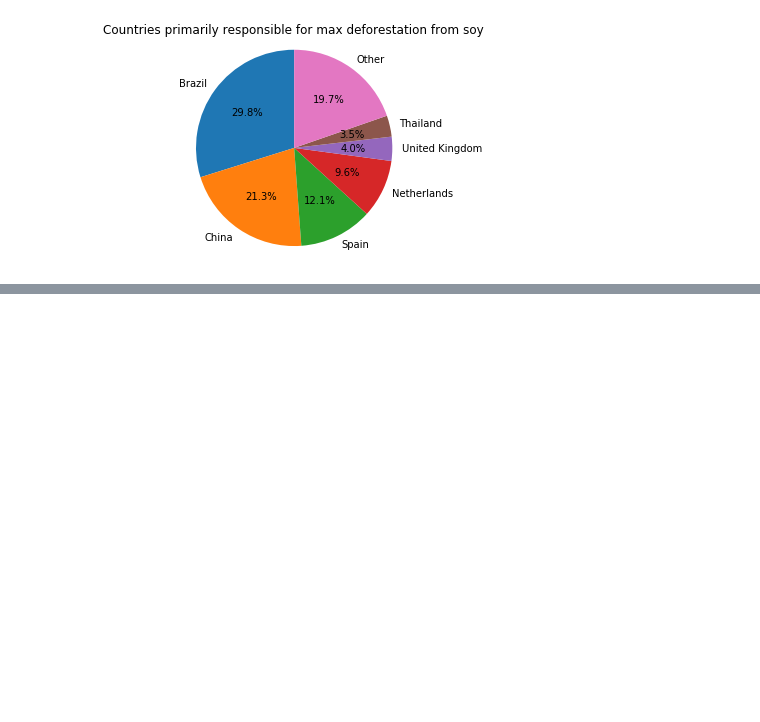
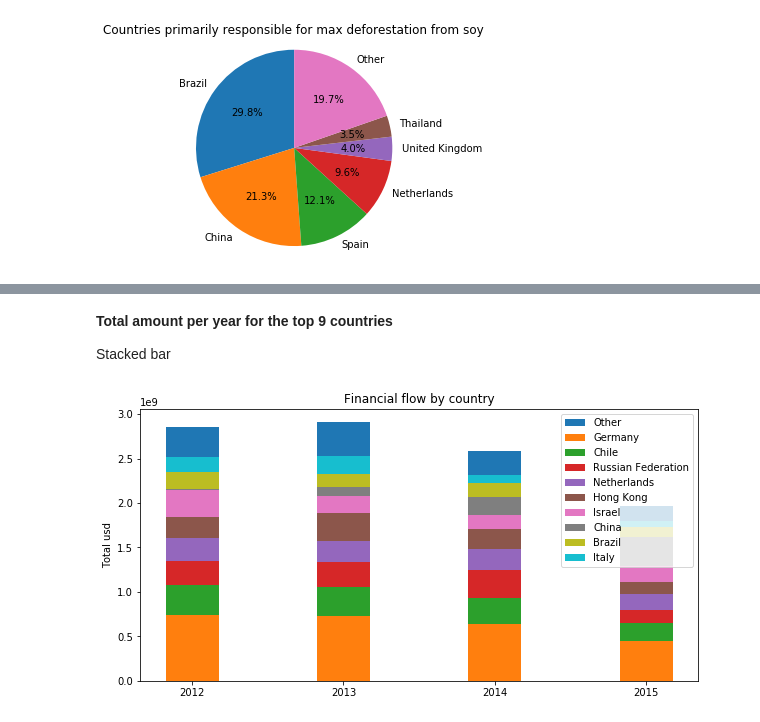
Before and after one commit to Vizzuality/data_sci_tutorials, a Jupyter notebook: work/TRASE_widgets.ipynb, the cells around one changed output, grey strips where cells are left out. Cells and saved outputs as stored; diff of their text form; code cells hidden in the pictures; blank space fills up the shorter version.

```diff
--- a/work/TRASE_widgets.ipynb
+++ b/work/TRASE_widgets.ipynb
@@ -396,0 +478,4 @@ plt.show()
+# %%
+# Top 9 exporters
+top_countries = labels[0:9]
+top_countries
@@ -396,0 +492,48 @@ plt.show()
+# %%
+years=[]
+quantity_by_country = {}
+for year in df["YEAR"].unique():
+    years.append(year)
+    tmp = df[df["YEAR"] == year]
+    tmp_s = key_prop_fob_usd(tmp, top_countries, prop="COUNTRY")
+    tmp_d = {}
+    for item in tmp_s:
+        tmp_d[item[0]] =item[1]
+    tmp_d['Total'] = tmp["FOB_USD"].sum()
+    quantity_by_country[year] = tmp_d
+# %% [markdown]
+**Total amount per year for the top 9 countries**
+
+Stacked bar
+# %%
+plt.figure(figsize=(10,5))
+width = 0.35    # the width of the bars: can also be len(x) sequence
+
+tmp = []
+for year in quantity_by_country.keys():
+    tmp.append(quantity_by_country[year]['Total'])
+plt.bar(years, tmp, width, label='Other')
+
+years = list(quantity_by_country.keys())
+expcount = 0
+for country in top_countries:
+    tmp = []
+    for year in quantity_by_country.keys():
+        tmp.append(quantity_by_country[year][country])
+    if expcount == 0:
+        plt.bar(years, tmp, width, label=country)
+        past_values = np.array(tmp)
+    else:
+        plt.bar(years, tmp, width, bottom=past_values, label=country)
+        past_values = np.array(tmp) + past_values
+        pass
+    expcount += 1
+
+plt.ylabel('Total usd')
+plt.title('Financial flow by country')
+plt.legend()
+plt.xticks(years)
+
+plt.show()
+# %% [output]
+[figure, added]
```
Also changed, not shown: parts of 24 cells of this notebook.
